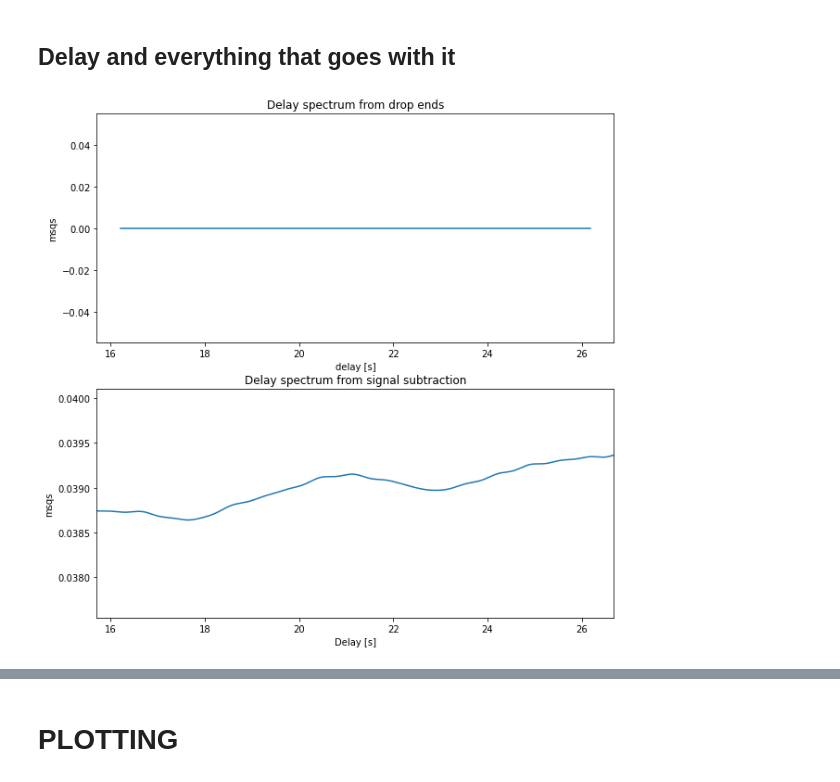
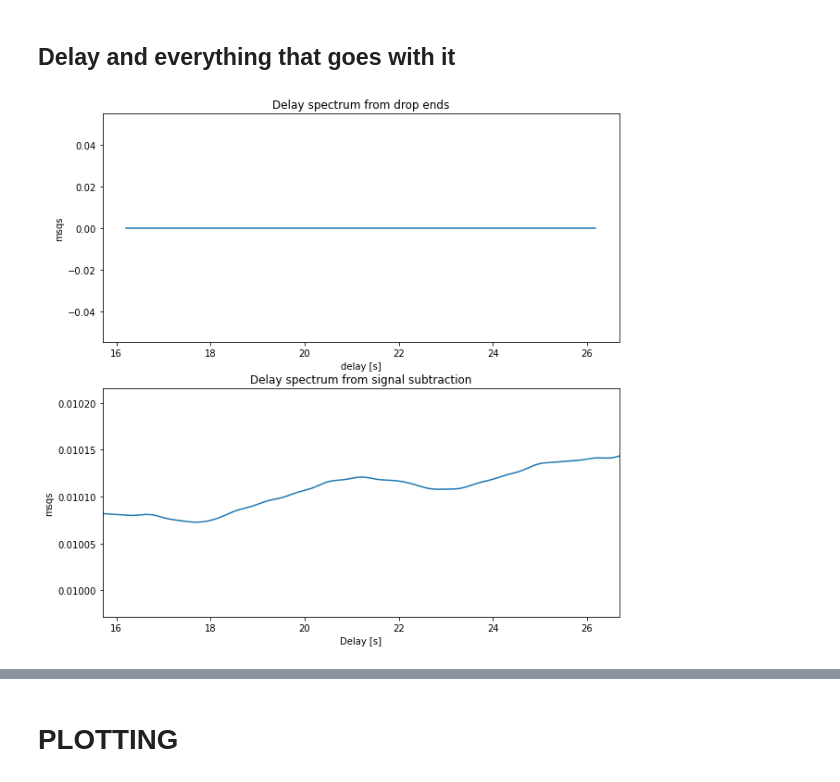
Before and after one commit to AlessandroLovo/T-junction, a Jupyter notebook: Software/Python/Dropsinator/Dropsinator_Rev2.4 .ipynb, the cells around one changed output, grey strips where cells are left out. Saved outputs shown, nothing was run; the diff lists cells and outputs as text; code cells hidden in the pictures.

```diff
--- a/Software/Python/Dropsinator/Dropsinator_Rev2.4 .ipynb
+++ b/Software/Python/Dropsinator/Dropsinator_Rev2.4 .ipynb
@@ -271,7 +270,10 @@ thr_low_2, thr_high_2 = ddt.thr_searcher(sig2_high, 50, low_sigmas=3, high_sigma
 # %% [markdown]
 ### Signal 1
 # %%
-xrange       = 50         # single plot x range [s]
+#****************************************
+xrange = 1200  # single plot x range [s]
+#****************************************
+
 drop_start_1, drop_end_1 = ddt.drop_det(t, sig1_high, thr_low_1, thr_high_1,
                                         xrange=xrange, plot_switch=True)
 global drop_start_1
@@ -293,7 +283,10 @@ global drop_end_1
 # %% [markdown]
 ### Signal 2
 # %%
-xrange       = 50            # single plot x range [s]
+#****************************************
+xrange = 1200  # single plot x range [s]
+#****************************************
+
 drop_start_2, drop_end_2 = ddt.drop_det(t, sig2_high, thr_low_2, thr_high_2,
                                         xrange=xrange, plot_switch=True)
 global drop_start_2
@@ -427,13 +407,20 @@ def delay(delta_delay, start_time, stop_time):
 
     return delay_gauss, delay_spectra, d2
 # %%
+#*********************************************************************************************
+# Signal gaussian smoothing
+sigma       = 0.01   # stdev
+delta       = 2      # range = delta*stdev
 # Delay
 delta_delay = 5      # range of evaluated delays = [dt - delta_delay ; dt + delta_delay] [s]
+step_delay  = 0.02   # step of evaluated delays [s]
 # Time
 start_time  = 40     # scanning signal starting time [s]
-stop_time   = 60    # scanning signal stopping time [s]
+stop_time   = 60     # scanning signal stopping time [s]
+step_time   = 0.005  # scanning signal step time [s]
+#*********************************************************************************************
 
-delay_gauss, delay_spectra, d2 = delay(delta_delay,start_time,stop_time)
+delay_gauss, delay_spectra, d2 = delay(sigma, delta, delta_delay, step_delay, start_time, stop_time, step_time)
 # %% [output]
-[figure, old version]
+[figure, new version]
 # %%
```
Also changed, not shown: parts of 12 cells of this notebook.
